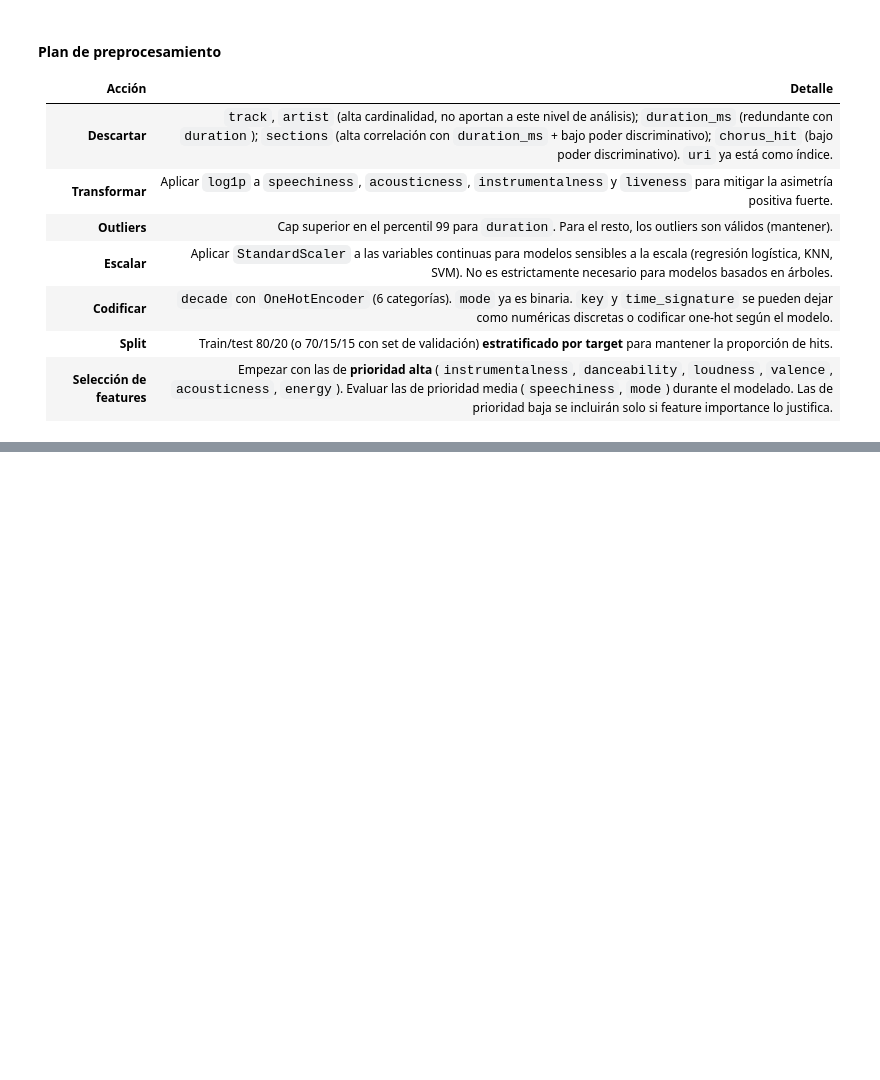
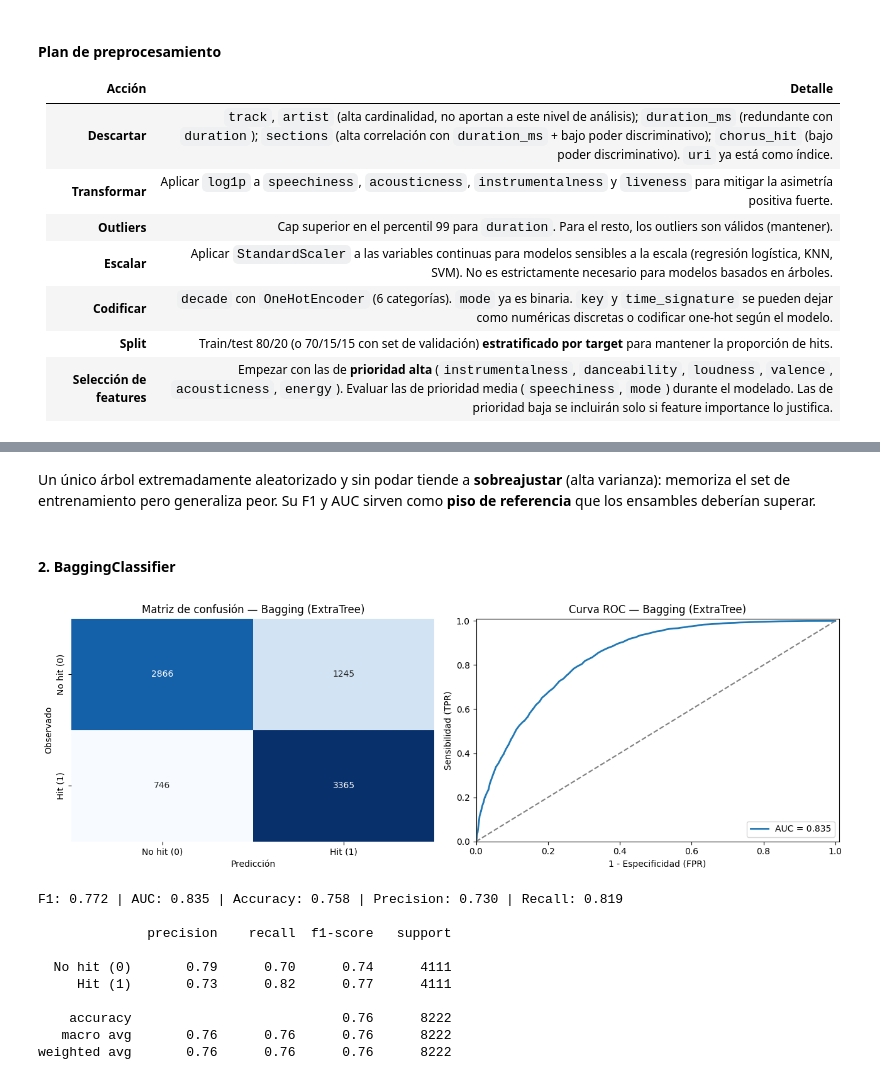
Before and after one commit to EehMauro/tp-data-science, a Jupyter notebook: tp.ipynb, the cells around one changed output, grey strips where cells are left out. Saved outputs shown, nothing was run; the diff lists cells and outputs as text; code cells hidden in the pictures; blank space fills up the shorter version.

```diff
--- a/tp.ipynb
+++ b/tp.ipynb
@@ -579,0 +725,25 @@ A partir del análisis exploratorio realizado, podemos sintetizar los hallazgos
+# %% [markdown]
+Un único árbol extremadamente aleatorizado y sin podar tiende a **sobreajustar** (alta varianza): memoriza el set de entrenamiento pero generaliza peor. Su F1 y AUC sirven como **piso de referencia** que los ensambles deberían superar.
+# %% [markdown]
+#### 2. BaggingClassifier
+# %%
+bagging = evaluate_model(
+    'Bagging (ExtraTree)',
+    BaggingClassifier(
+        estimator=ExtraTreeClassifier(random_state=42),
+        n_estimators=100,
+        random_state=42,
+    )
+)
+# %% [output]
+[figure, added]
+F1: 0.772 | AUC: 0.835 | Accuracy: 0.758 | Precision: 0.730 | Recall: 0.819
+
+              precision    recall  f1-score   support
+
+  No hit (0)       0.79      0.70      0.74      4111
+     Hit (1)       0.73      0.82      0.77      4111
+
+    accuracy                           0.76      8222
+   macro avg       0.76      0.76      0.76      8222
+weighted avg       0.76      0.76      0.76      8222
```
Also changed, not shown: parts of 25 cells of this notebook.
